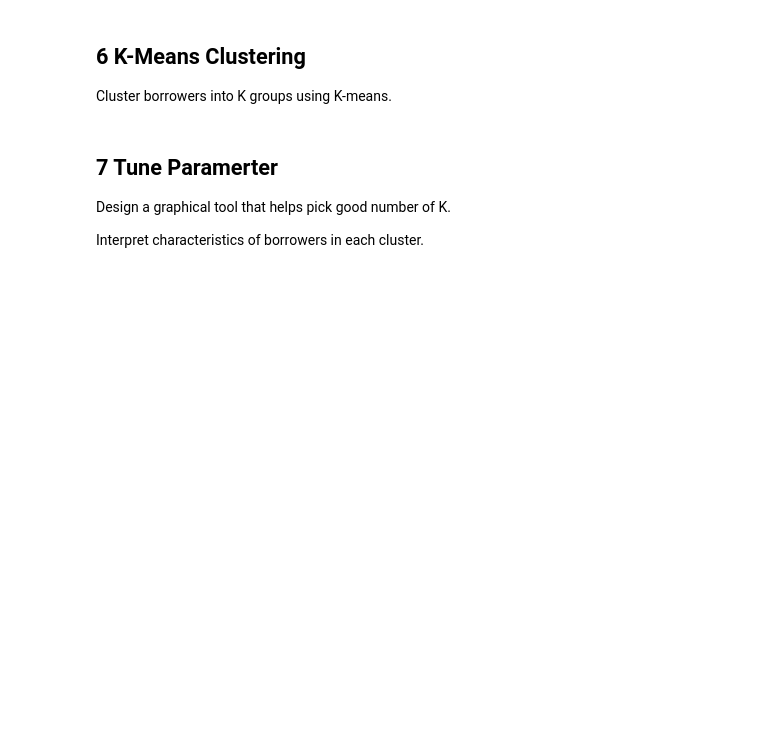
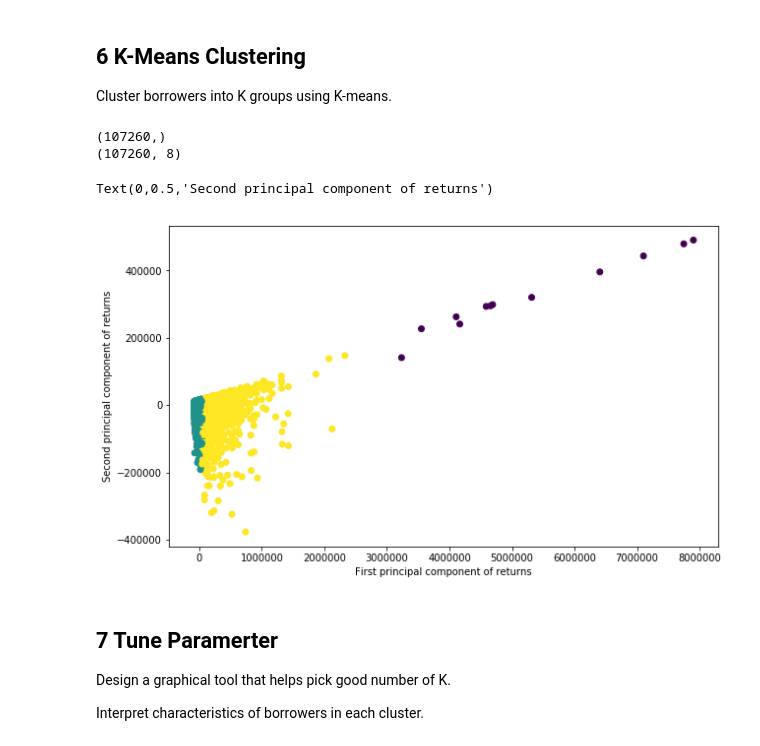
Before and after one commit to TimZhiX/Big-Data-in-Finance-II, a Jupyter notebook: Assignments/BigData2_Assignment_Group7.ipynb, the cells around one changed output. Cells and saved outputs as stored; diff of their text form; code cells hidden in the pictures; blank space fills up the shorter version.

```diff
--- a/Assignments/BigData2_Assignment_Group7.ipynb
+++ b/Assignments/BigData2_Assignment_Group7.ipynb
@@ -163,3 +187,38 @@ Cluster borrowers into K groups using K-means.
+# %%
+# set up data for classification
+# class label: default
+y = df['loan_status']
+print(y.shape)
+
+# features: the remaining columns
+X = df.drop(columns = 'loan_status')
+print(X.shape)
+# %% [output]
+(107260,)
+(107260, 8)
+# %%
+k=3
+means = X.sample(k,random_state = 123).values
+labels, _ = get_closest(means,X,k)
+get_closest(means,X,k)
+
+for i in range(100):
+    means = get_means(labels,X,k)
+    new_labels, min_distance = get_closest(means,X,k)
+    if (labels == new_labels).all():
+        break
+    else:
+        labels = new_labels
+# %%
+# visualisation
+Z = PCA(n_components=2).fit_transform(X)
+plt.figure(figsize=(10,6))
+plt.scatter(Z[:,0],Z[:,1],c=labels)
+plt.xlabel('First principal component of returns')
+plt.ylabel('Second principal component of returns')
+# %% [output]
+Text(0,0.5,'Second principal component of returns')
+[figure, added]
 # %% [markdown]
 ## 7 Tune Paramerter
 Design a graphical tool that helps pick good number of K.
```
Also changed, not shown: parts of 7 cells of this notebook, 1 other file.
